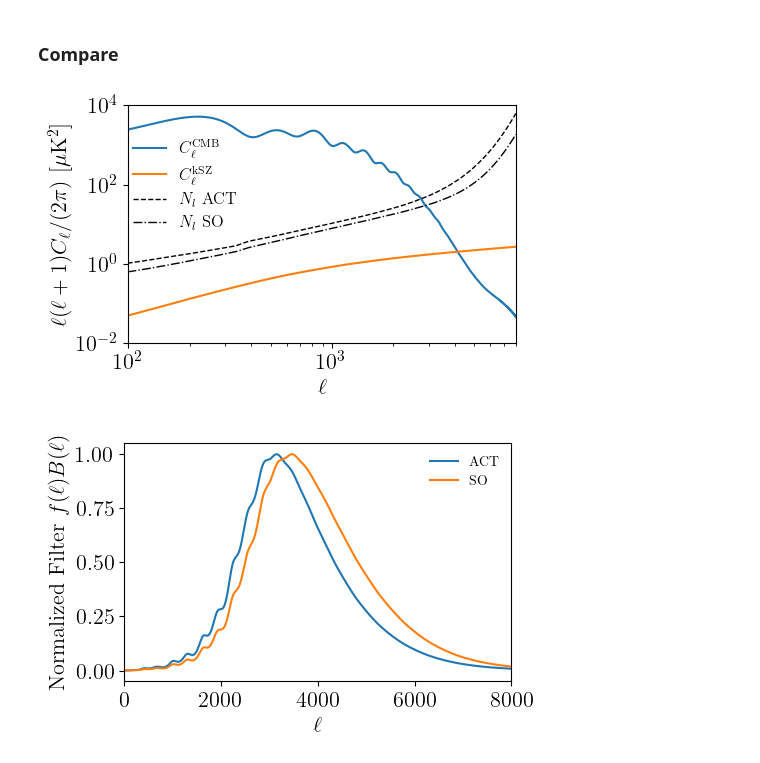
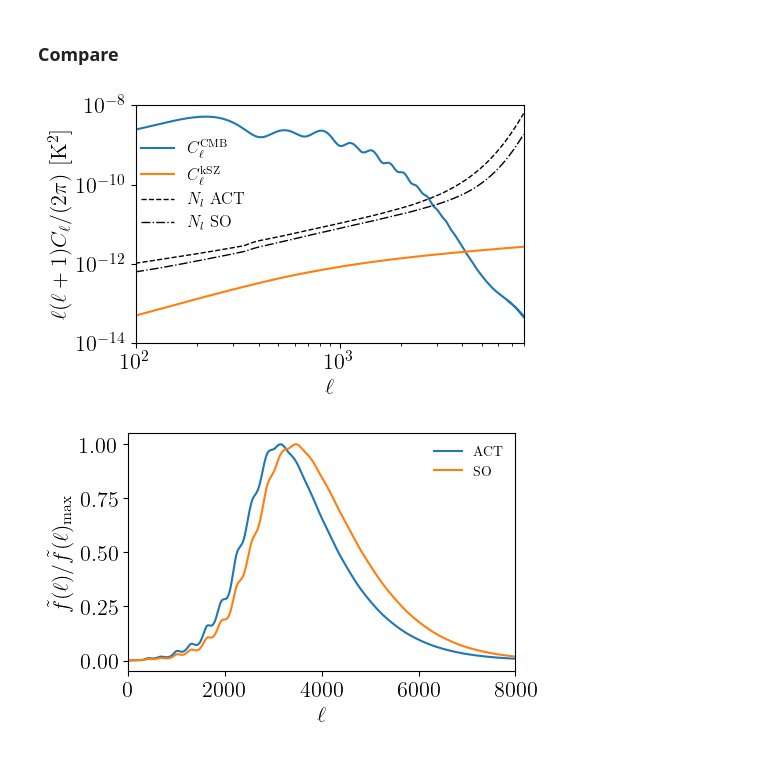
Before and after one commit to Einste11N/SquareField_CrossCorrelation, a Jupyter notebook: Evaluation.ipynb, the cells around one changed output. Saved outputs shown, nothing was run; the diff lists cells and outputs as text; code cells hidden in the pictures.

```diff
--- a/Evaluation.ipynb
+++ b/Evaluation.ipynb
@@ -871,42 +871,43 @@ Fl_SO = ClkSZ_itp / (ClkSZ_itp + Dl_TT/(ls* (ls + 1)) + Nl_SO) * beam
 # %%
 fig = plt.figure(figsize=(5,3.09), dpi=100)
 
-plt.plot(ls, Dl_TT / (2*np.pi) * 1e12, label = r'$C_{\ell}^{\mathrm{CMB}}$')
-plt.plot(l_list_kSZ, l_list_kSZ * (l_list_kSZ + 1) * Cl_kSZ_nobeam / (2*np.pi) * 1e12, label = r'$C_{\ell}^{\mathrm{kSZ}}$')
+plt.plot(ls, Dl_TT / (2*np.pi), label = r'$C_{\ell}^{\mathrm{CMB}}$')
+plt.plot(l_list_kSZ, l_list_kSZ * (l_list_kSZ + 1) * Cl_kSZ_nobeam / (2*np.pi), label = r'$C_{\ell}^{\mathrm{kSZ}}$')
 # plt.plot(ls, 1.38*(ls/3000)**0.21, label = r'$C_{\ell}^{\mathrm{kSZ}}$')
 
-plt.plot(ls, ls*(ls+1)*Nl_ACT * 1e12 / (2*np.pi), c='k', ls='--', lw=1, label = r'$N_l$ ACT')
-plt.plot(ls, ls*(ls+1)*Nl_SO * 1e12 / (2*np.pi), c='k', ls='-.', lw=1 , label = r'$N_l$ SO')
+# plt.plot(ls, ls*(ls+1)*Nl * 1e12 / (2*np.pi), c='k', ls=':', lw=1, label = r'$N_l$ ACT pure thermal noise')
+plt.plot(ls, ls*(ls+1)*Nl_ACT / (2*np.pi), c='k', ls='--', lw=1, label = r'$N_l$ ACT')
+plt.plot(ls, ls*(ls+1)*Nl_SO / (2*np.pi), c='k', ls='-.', lw=1 , label = r'$N_l$ SO')
 
 
 plt.xscale('log')
 plt.yscale('log')
 plt.xlabel(r'$\ell$')
-plt.ylabel(r'$\ell (\ell + 1) C_\ell / (2\pi) ~ [\mu \mathrm{K}^2] $')
+plt.ylabel(r'$\ell (\ell + 1) C_\ell / (2\pi) ~ [\mathrm{K}^2] $')
 
 plt.xlim([100, 8000])
-plt.ylim([1e-2, 1e4])
-plt.legend(fontsize=12, frameon=False, bbox_to_anchor=(0.32,0.41))
+plt.ylim([1e-14, 1e-8])
+plt.legend(fontsize=12, frameon=False, bbox_to_anchor=(0.321,0.41))
 
 plt.savefig('Figs/Cl_kSZ_more.pdf', bbox_inches = 'tight')
 
 plt.show()
 # %% [output]
-[figure, old version]
+[figure, new version]
 # %%
 fig = plt.figure(figsize=(5,3.09), dpi=100)
 
 plt.plot(ls, Fl_ACT / np.max(Fl_ACT), label='ACT')
 plt.plot(ls, Fl_SO / np.max(Fl_SO), label='SO')
 
 plt.xlabel(r'$\ell$')
-plt.ylabel(r'Normalized Filter $f(\ell)B(\ell)$')
+plt.ylabel(r'$\tilde{f}(\ell)/\tilde{f}(\ell)_\mathrm{max}$')
 
 plt.xlim([0, 8000])
 plt.legend(fontsize=10, frameon=False)
 
 plt.savefig('Figs/Filter_more.pdf', bbox_inches = 'tight')
 
 plt.show()
 # %% [output]
-[figure, old version]
+[figure, new version]
```
Also changed, not shown: parts of 1 cell of this notebook, 10 other files.
